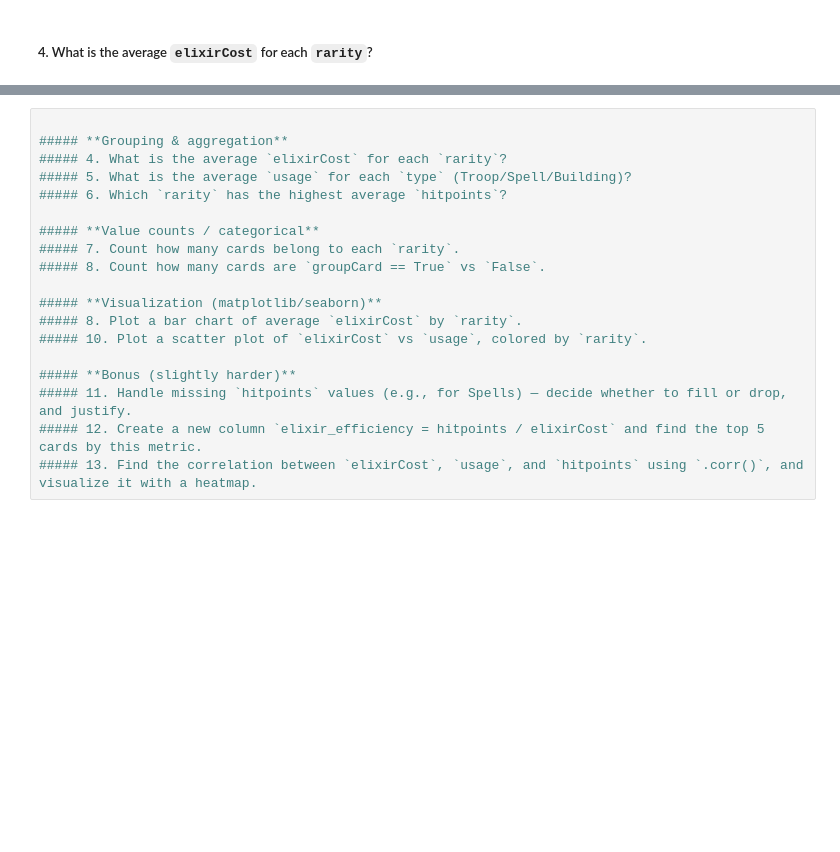
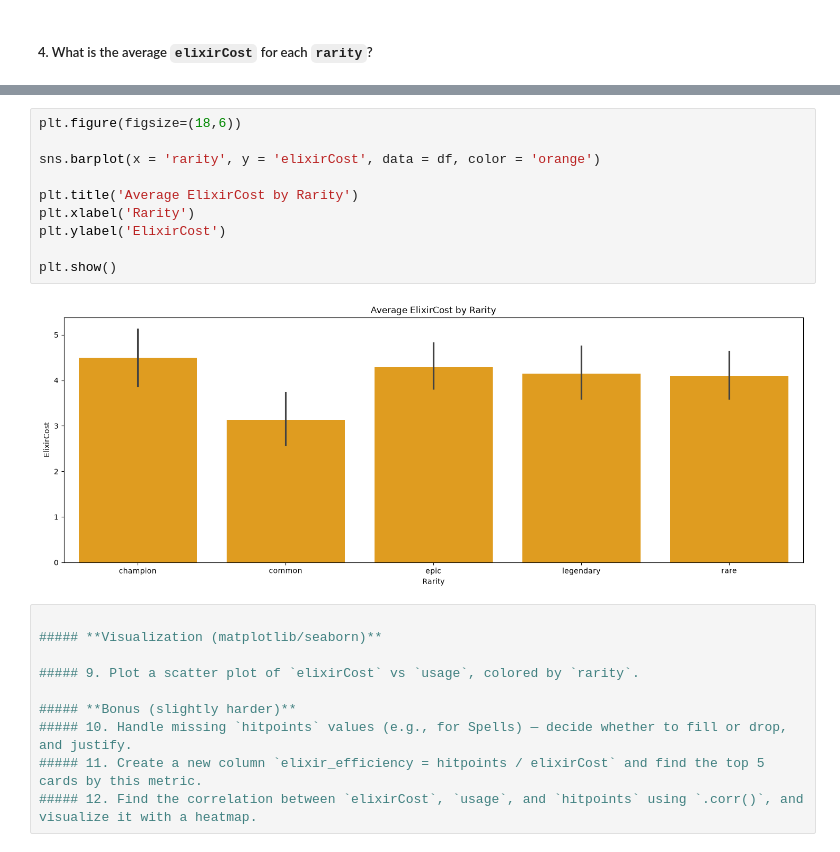
Before and after one commit to shiva3994/Practice, a Jupyter notebook: Daily Python/L_Clash_Royale_Cards_report.ipynb, the cells around one changed output, grey strips where cells are left out. Saved outputs shown, nothing was run; the diff lists cells and outputs as text; blank space fills up the shorter version.

```diff
--- a/Daily Python/L_Clash_Royale_Cards_report.ipynb
+++ b/Daily Python/L_Clash_Royale_Cards_report.ipynb
@@ -265,19 +373,22 @@ rare_legendcard[['name','elixirCost','usage']]
+# %%
+plt.figure(figsize=(18,6))
+
+sns.barplot(x = 'rarity', y = 'elixirCost', data = df, color = 'orange')
+
+plt.title('Average ElixirCost by Rarity')
+plt.xlabel('Rarity')
+plt.ylabel('ElixirCost')
+
+plt.show()
+# %% [output]
+[figure, added]
 # %%
 
-##### **Grouping & aggregation**
-##### 4. What is the average `elixirCost` for each `rarity`?
-##### 5. What is the average `usage` for each `type` (Troop/Spell/Building)?
-##### 6. Which `rarity` has the highest average `hitpoints`?
+##### **Visualization (matplotlib/seaborn)**
 
-##### **Value counts / categorical**
-##### 7. Count how many cards belong to each `rarity`.
-##### 8. Count how many cards are `groupCard == True` vs `False`.
-
-##### **Visualization (matplotlib/seaborn)**
-##### 8. Plot a bar chart of average `elixirCost` by `rarity`.
-##### 10. Plot a scatter plot of `elixirCost` vs `usage`, colored by `rarity`.
+##### 9. Plot a scatter plot of `elixirCost` vs `usage`, colored by `rarity`.
 
 ##### **Bonus (slightly harder)**
-##### 11. Handle missing `hitpoints` values (e.g., for Spells) — decide whether to fill or drop, and justify.
-##### 12. Create a new column `elixir_efficiency = hitpoints / elixirCost` and find the top 5 cards by this metric.
-##### 13. Find the correlation between `elixirCost`, `usage`, and `hitpoints` using `.corr()`, and visualize it with a heatmap.
+##### 10. Handle missing `hitpoints` values (e.g., for Spells) — decide whether to fill or drop, and justify.
+##### 11. Create a new column `elixir_efficiency = hitpoints / elixirCost` and find the top 5 cards by this metric.
+##### 12. Find the correlation between `elixirCost`, `usage`, and `hitpoints` using `.corr()`, and visualize it with a heatmap.
```
Also changed, not shown: parts of 20 cells of this notebook.
